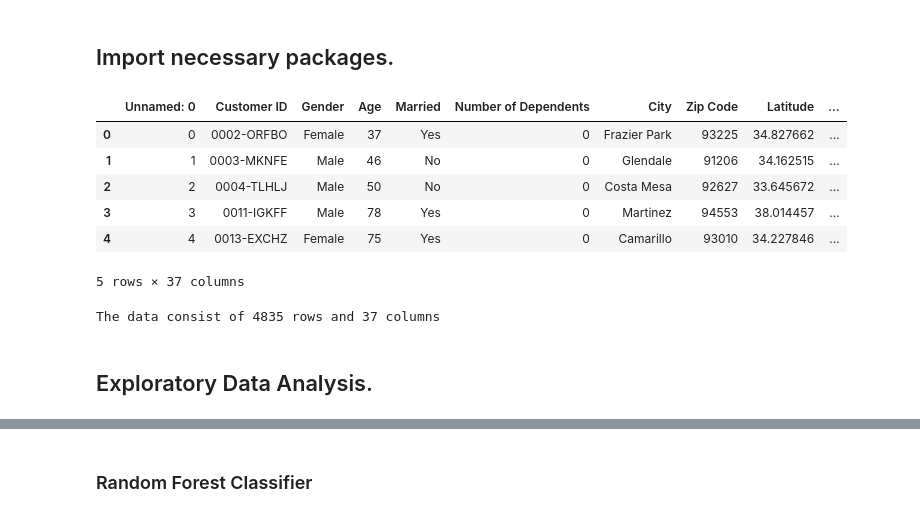
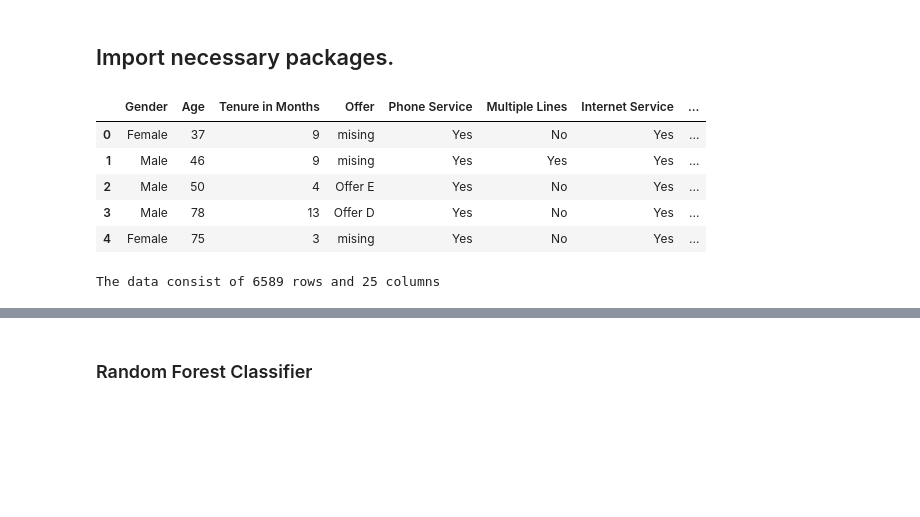
Before and after one commit to JUBRIL-ADEBOGUN/Telecom-Customer-Churn, a Jupyter notebook: Customer-churn-prediction.ipynb, the cells around one changed output, grey strips where cells are left out. Cells and saved outputs as stored; diff of their text form; code cells hidden in the pictures; blank space fills up the shorter version.

```diff
--- a/Customer-churn-prediction.ipynb
+++ b/Customer-churn-prediction.ipynb
@@ -11,21 +11,19 @@ import numpy as np
 import matplotlib.pyplot as plt
 %matplotlib inline
 import seaborn as sns
+pd.set_option('display.max_columns', None)
 # %%
 # Reading dataset.
-df = pd.read_csv('./cleaned-telecom-data.csv')
+df = pd.read_csv('customer-churn-cleaned.csv')
 df.head()
 # %% [output]
-|  | Unnamed: 0 | Customer ID | Gender | Age | Married | Number of Dependents | City | Zip Code | Latitude | ... |
-| 0 | 0 | 0002-ORFBO | Female | 37 | Yes | 0 | Frazier Park | 93225 | 34.827662 | ... |
-| 1 | 1 | 0003-MKNFE | Male | 46 | No | 0 | Glendale | 91206 | 34.162515 | ... |
-| 2 | 2 | 0004-TLHLJ | Male | 50 | No | 0 | Costa Mesa | 92627 | 33.645672 | ... |
-| 3 | 3 | 0011-IGKFF | Male | 78 | Yes | 0 | Martinez | 94553 | 38.014457 | ... |
-| 4 | 4 | 0013-EXCHZ | Female | 75 | Yes | 0 | Camarillo | 93010 | 34.227846 | ... |
+|  | Gender | Age | Tenure in Months | Offer | Phone Service | Multiple Lines | Internet Service | ... |
+| 0 | Female | 37 | 9 | mising | Yes | No | Yes | ... |
+| 1 | Male | 46 | 9 | mising | Yes | Yes | Yes | ... |
+| 2 | Male | 50 | 4 | Offer E | Yes | No | Yes | ... |
+| 3 | Male | 78 | 13 | Offer D | Yes | No | Yes | ... |
+| 4 | Female | 75 | 3 | mising | Yes | No | Yes | ... |
-5 rows × 37 columns
 # %%
 print('The data consist of '+str(df.shape[0])+ ' rows and '+str(df.shape[1])+' columns')
 # %% [output]
-The data consist of 4835 rows and 37 columns
+The data consist of 6589 rows and 25 columns
-# %% [markdown]
-## Exploratory Data Analysis.
```
Also changed, not shown: parts of 127 cells of this notebook, 2 other files.
